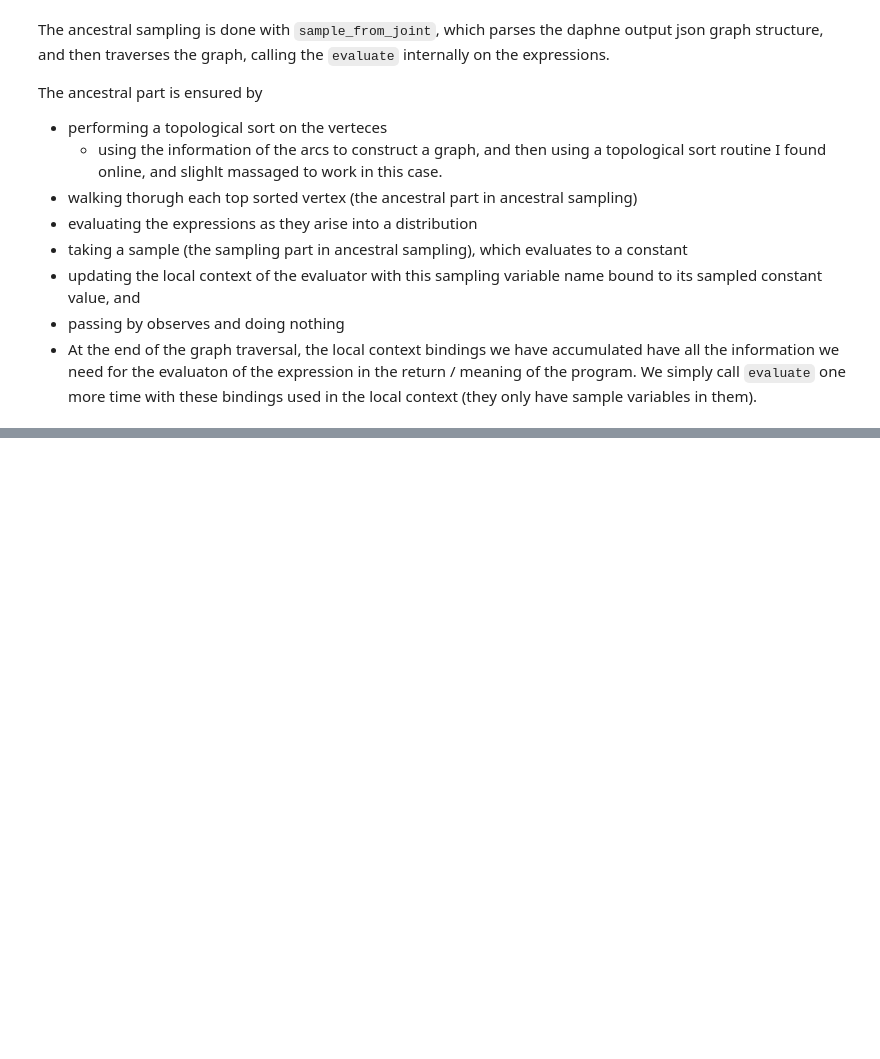
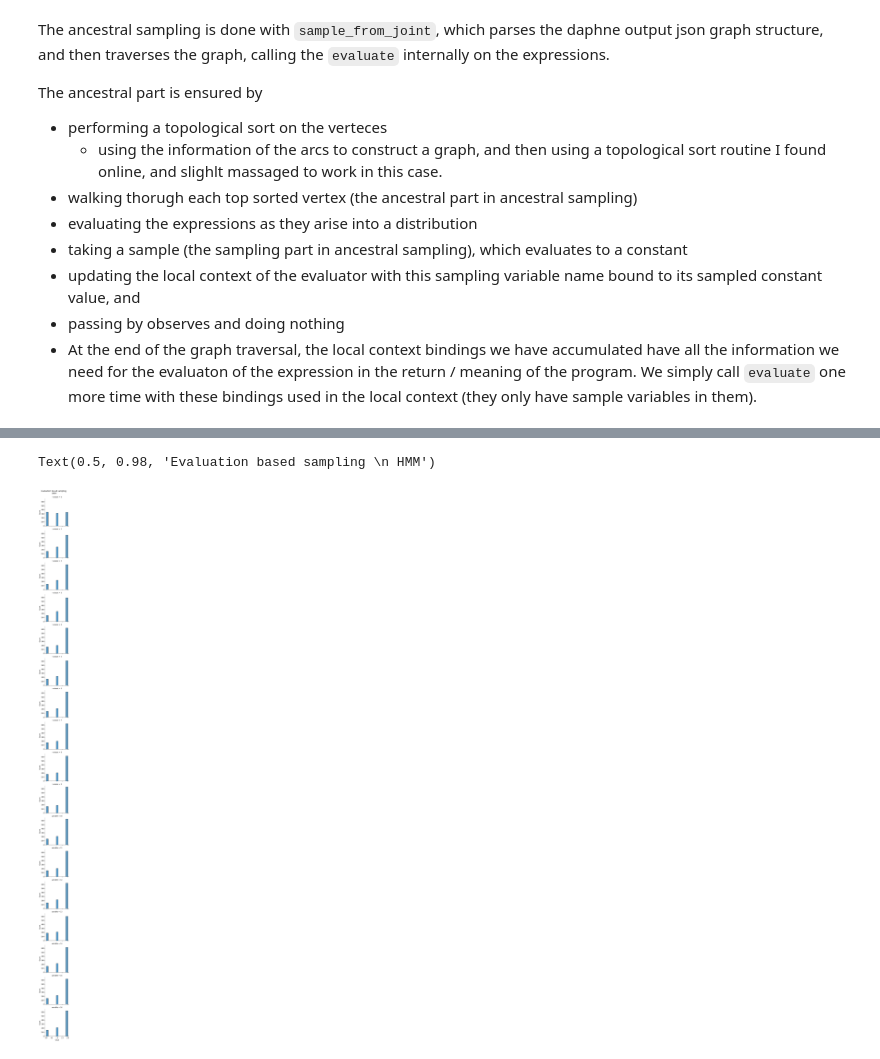
Before and after one commit to geoffwoollard/prob_prog, a Jupyter notebook: hw/hw2/CS532-HW2/hw2.ipynb, the cells around one changed output, grey strips where cells are left out. Saved outputs shown, nothing was run; the diff lists cells and outputs as text; code cells hidden in the pictures; blank space fills up the shorter version.

```diff
--- a/hw/hw2/CS532-HW2/hw2.ipynb
+++ b/hw/hw2/CS532-HW2/hw2.ipynb
@@ -171,0 +303,9 @@ The ancestral part is ensured by
+# %%
+g = sns.FacetGrid(df, row="variable")
+g.map(sns.histplot, "value")
+
+plt.subplots_adjust(top=.965)
+plt.suptitle('Graph based sampling \n HMM')
+# %% [output]
+Text(0.5, 0.98, 'Evaluation based sampling \n HMM')
+[figure, added]
```
Also changed, not shown: parts of 18 cells of this notebook.
